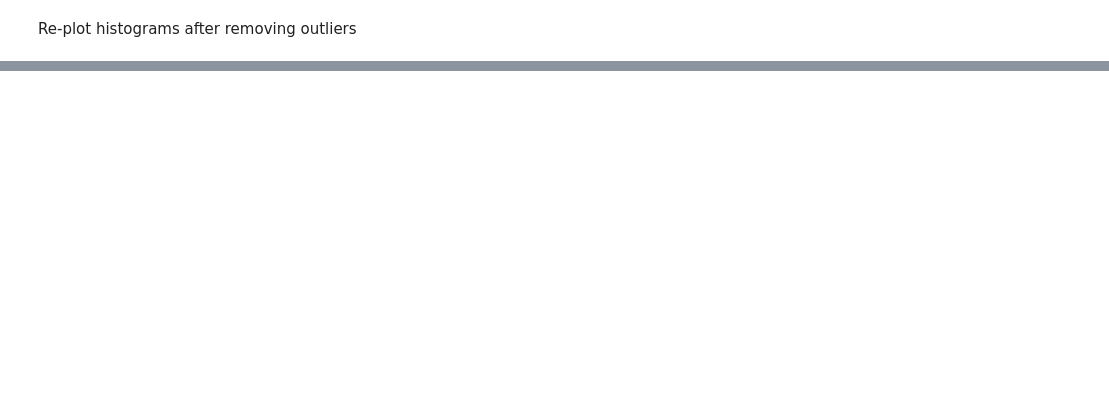
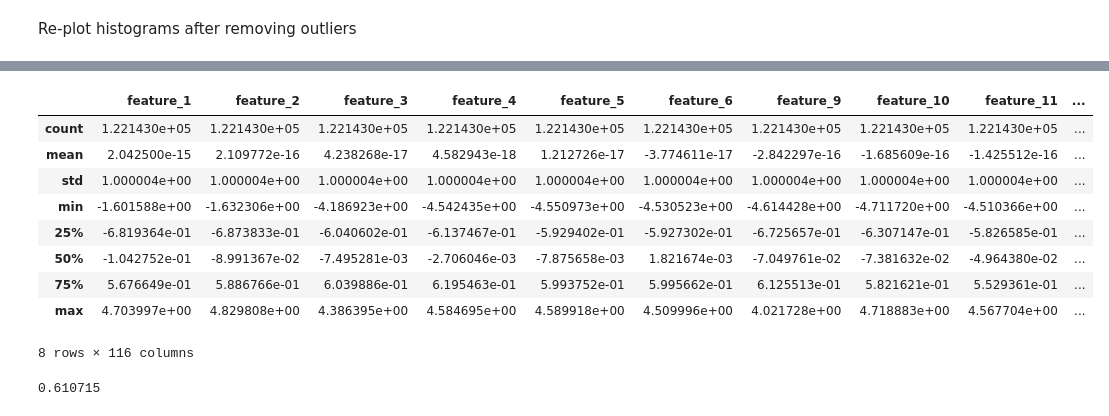
Before and after one commit to alexkapele/jane_street_prediction, a Jupyter notebook: jane_street.ipynb, the cells around one changed output, grey strips where cells are left out. Saved outputs shown, nothing was run; the diff lists cells and outputs as text; code cells hidden in the pictures; blank space fills up the shorter version.

```diff
--- a/jane_street.ipynb
+++ b/jane_street.ipynb
@@ -238,0 +244,8 @@ plt.show()
+# %%
+#Split features and y/resp
+X = train_data_clean.iloc[:,7:-2]
+y = train_data_clean['resp']
+# %%
+#One hot encode feature_0 (categorical)
+one_hot = pd.get_dummies(X['feature_0']).rename(columns={-1:'feature_0_neg',1:'feature_0_pos'})
+X = X.drop(columns=['feature_0']).join(one_hot)
@@ -238,0 +259,26 @@ plt.show()
+# %%
+#Standardise features
+from sklearn.preprocessing import StandardScaler
+scaler = StandardScaler()
+scaler.fit(X_clean.iloc[:,:-2])
+X_norm = scaler.transform(X_clean.iloc[:,:-2])
+X_norm = pd.DataFrame(X_norm, index=X_clean.index.values, columns=X_clean.columns.values[:-2])
+#Add one-hot encoded feature_0
+X_norm = X_norm.merge(X_clean.iloc[:,-2:],left_index=True, right_index=True)
+# %%
+X_norm.describe()
+# %% [output]
+|  | feature_1 | feature_2 | feature_3 | feature_4 | feature_5 | feature_6 | feature_9 | feature_10 | feature_11 | ... |
+| count | 1.221430e+05 | 1.221430e+05 | 1.221430e+05 | 1.221430e+05 | 1.221430e+05 | 1.221430e+05 | 1.221430e+05 | 1.221430e+05 | 1.221430e+05 | ... |
+| mean | 2.042500e-15 | 2.109772e-16 | 4.238268e-17 | 4.582943e-18 | 1.212726e-17 | -3.774611e-17 | -2.842297e-16 | -1.685609e-16 | -1.425512e-16 | ... |
+| std | 1.000004e+00 | 1.000004e+00 | 1.000004e+00 | 1.000004e+00 | 1.000004e+00 | 1.000004e+00 | 1.000004e+00 | 1.000004e+00 | 1.000004e+00 | ... |
+| min | -1.601588e+00 | -1.632306e+00 | -4.186923e+00 | -4.542435e+00 | -4.550973e+00 | -4.530523e+00 | -4.614428e+00 | -4.711720e+00 | -4.510366e+00 | ... |
+| 25% | -6.819364e-01 | -6.873833e-01 | -6.040602e-01 | -6.137467e-01 | -5.929402e-01 | -5.927302e-01 | -6.725657e-01 | -6.307147e-01 | -5.826585e-01 | ... |
+| 50% | -1.042752e-01 | -8.991367e-02 | -7.495281e-03 | -2.706046e-03 | -7.875658e-03 | 1.821674e-03 | -7.049761e-02 | -7.381632e-02 | -4.964380e-02 | ... |
+| 75% | 5.676649e-01 | 5.886766e-01 | 6.039886e-01 | 6.195463e-01 | 5.993752e-01 | 5.995662e-01 | 6.125513e-01 | 5.821621e-01 | 5.529361e-01 | ... |
+| max | 4.703997e+00 | 4.829808e+00 | 4.386395e+00 | 4.584695e+00 | 4.589918e+00 | 4.509996e+00 | 4.021728e+00 | 4.718883e+00 | 4.567704e+00 | ... |
+8 rows × 116 columns
+# %%
+len(X_norm)/len(train_data)
+# %% [output]
+0.610715
```
Also changed, not shown: parts of 35 cells of this notebook.
